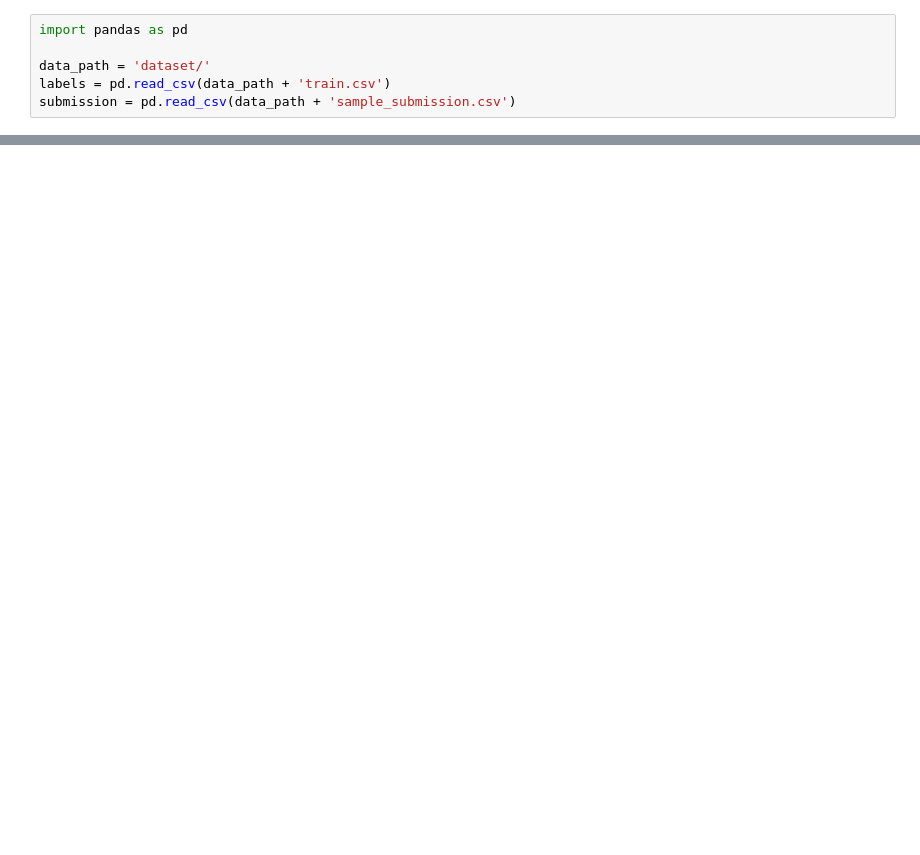
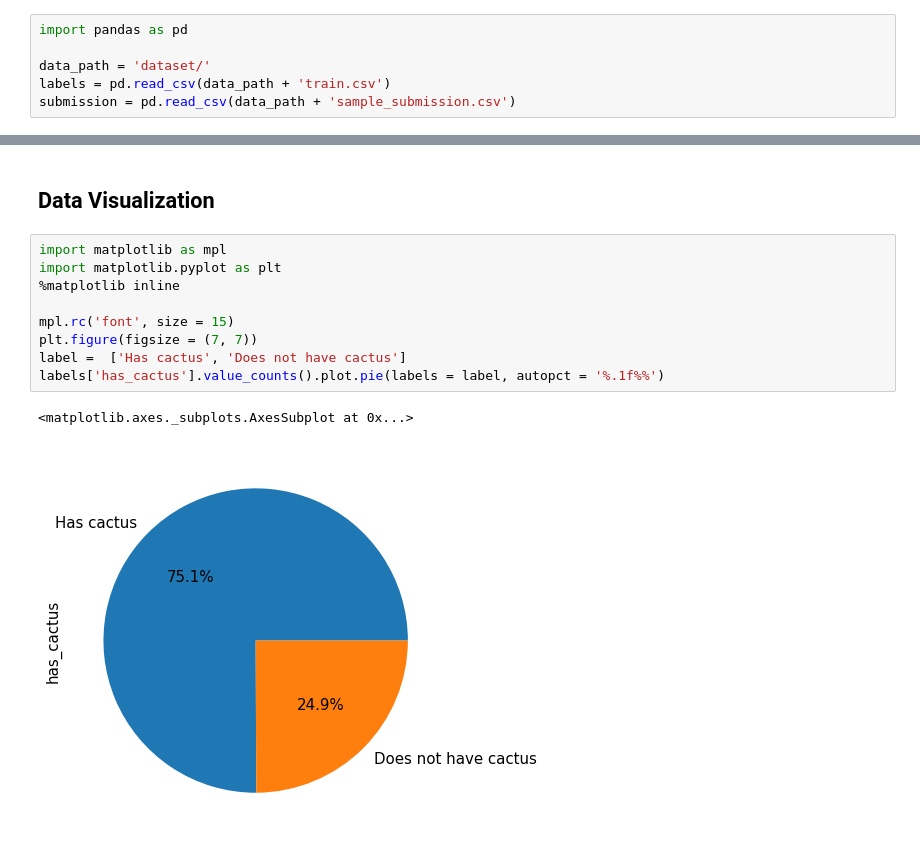
Before and after one commit to mg4432/competition_practice, a Jupyter notebook: 항공사진_선인장_식별/baseline.ipynb, the cells around one changed output, grey strips where cells are left out. Cells and saved outputs as stored; diff of their text form; blank space fills up the shorter version.

```diff
--- a/항공사진_선인장_식별/baseline.ipynb
+++ b/항공사진_선인장_식별/baseline.ipynb
@@ -34,0 +47,14 @@ labels.head(10)
+# %% [markdown]
+## Data Visualization
+# %%
+import matplotlib as mpl
+import matplotlib.pyplot as plt
+%matplotlib inline
+
+mpl.rc('font', size = 15)
+plt.figure(figsize = (7, 7))
+label =  ['Has cactus', 'Does not have cactus']
+labels['has_cactus'].value_counts().plot.pie(labels = label, autopct = '%.1f%%')
+# %% [output]
+<matplotlib.axes._subplots.AxesSubplot at 0x...>
+[figure, added]
```
Also changed, not shown: parts of 12 cells of this notebook.
